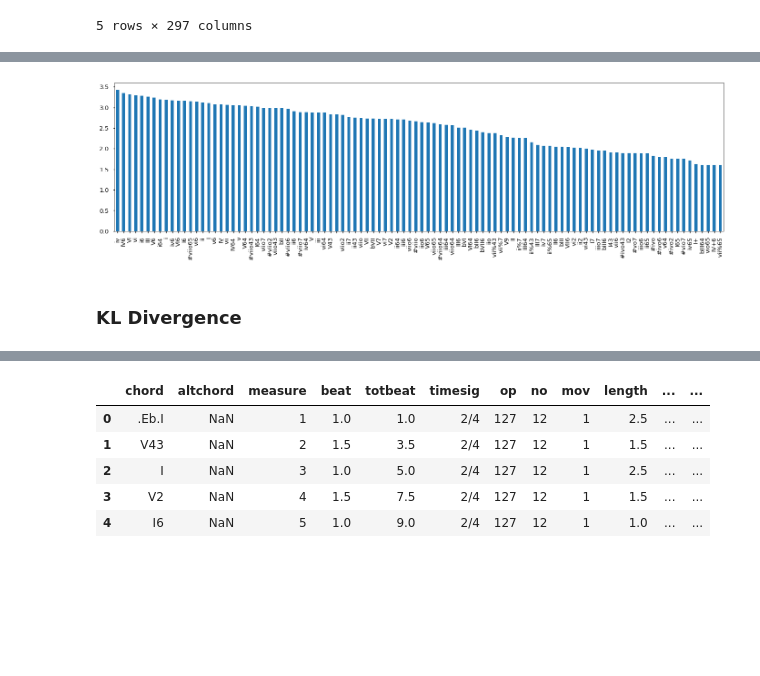
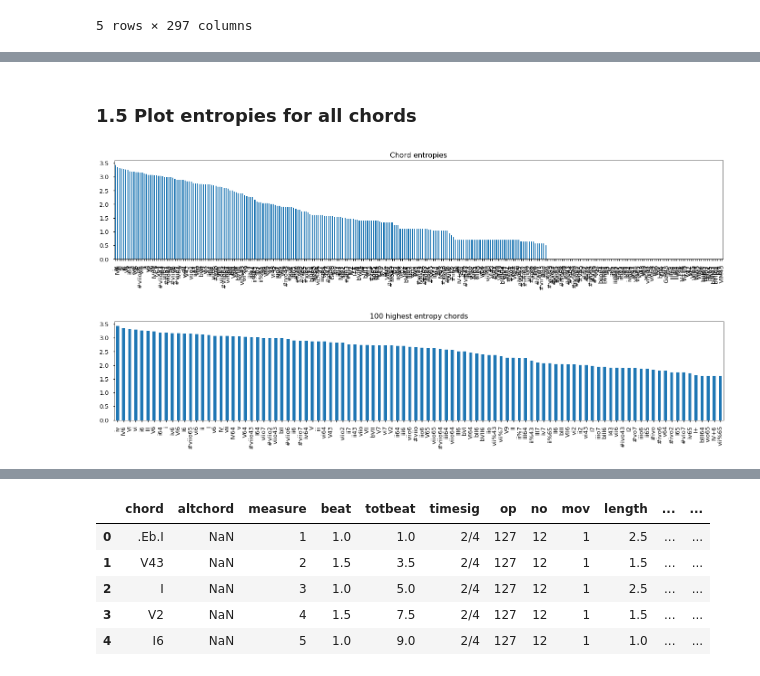
Before and after one commit to DCMLab/ABC, a Jupyter notebook: analysis_abc.ipynb, the cells around one changed output, grey strips where cells are left out. Drawn from its saved outputs; the diff is of its cells as text; code cells hidden in the pictures; blank space fills up the shorter version.

```diff
--- a/analysis_abc.ipynb
+++ b/analysis_abc.ipynb
@@ -164,0 +155,10 @@ from scipy.stats import entropy
+# %%
+chords = ['I', 'ii6', 'V', 'Ger6', 'bII', 'III+']
+
+for chord in chords:
+    marginal = normalized_bigrams.loc[chord]
+    H = round(entropy(marginal), 3)
+    plt.figure()
+    plt.title(f'Marginal distribution for \"{chord}\". Entropy: {H}')
+    normalized_bigrams.loc[chord][:20].plot(kind='bar');
+    plt.savefig(f'img/marginal_{chord}.png')
@@ -165,3 +172,5 @@ from scipy.stats import entropy
+# %% [markdown]
+### 1.5 Plot entropies for all chords
 # %%
 entropies = {}
 for u in unigrams.index:
@@ -169,9 +178,15 @@ for u in unigrams.index:
     entropies[u] = H
 # %%
 entropies = pd.Series(entropies)
+# %%
+entropies.sort_values(ascending=False).plot(kind='bar', figsize=(24,4));
+plt.title('Chord entropies')
+plt.savefig('img/entropies.png')
+# %% [output]
+[figure, added]
 # %%
-entropies.sort_values(ascending=False)[:100].plot(kind='bar', figsize=(24,6));
+entropies.sort_values(ascending=False)[:100].plot(kind='bar', figsize=(24,4));
+plt.title('100 highest entropy chords')
+plt.savefig('img/entropies_highest.png')
 # %% [output]
-[figure, old version]
+[figure, new version]
-# %% [markdown]
-### KL Divergence
```
Also changed, not shown: parts of 52 cells of this notebook, 31 other files.
